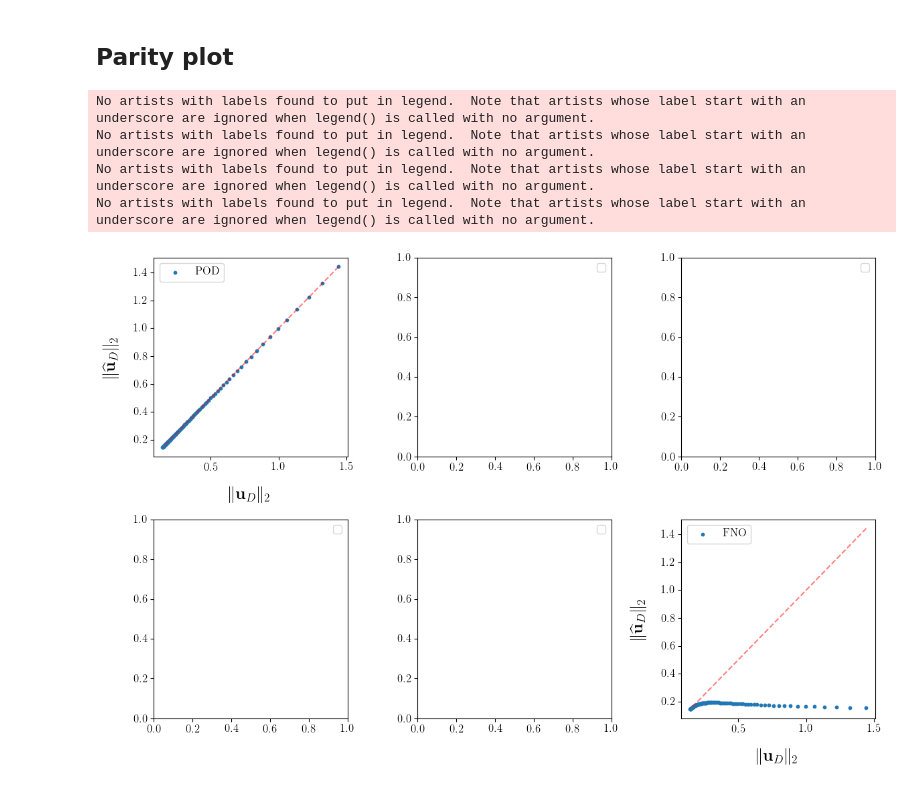
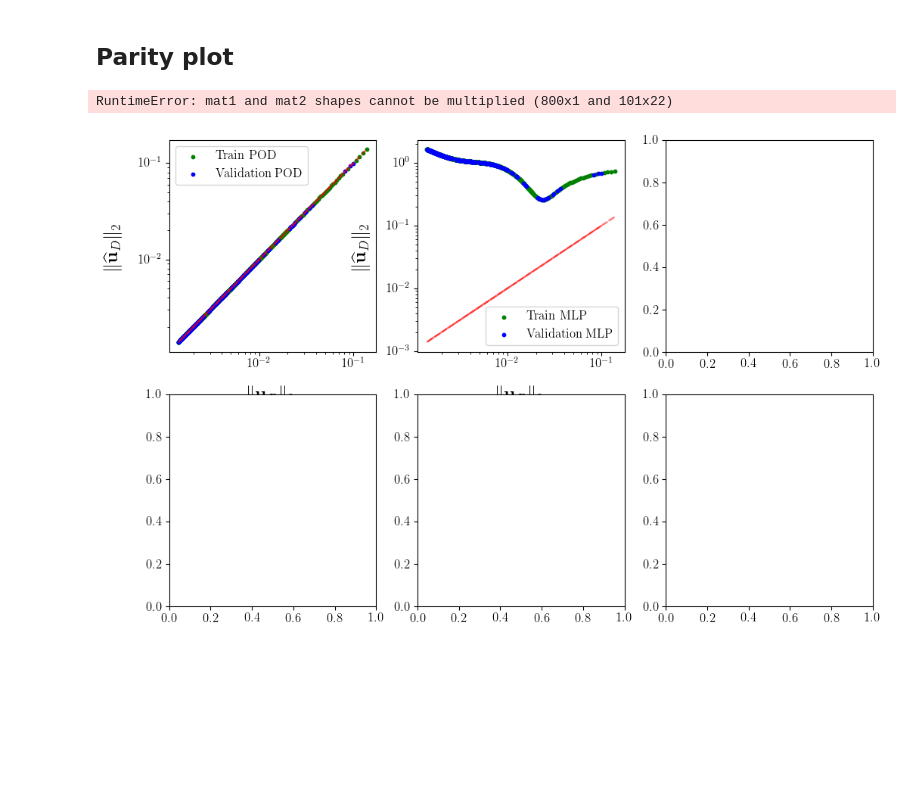
Before and after one commit to lechevaa/CEMRACS_SciML, a Jupyter notebook: notebooks/PoissonEquation/Poisson_step_2.ipynb, the cells around one changed output. Saved outputs shown, nothing was run; the diff lists cells and outputs as text; code cells hidden in the pictures; blank space fills up the shorter version.

```diff
--- a/notebooks/PoissonEquation/Poisson_step_2.ipynb
+++ b/notebooks/PoissonEquation/Poisson_step_2.ipynb
@@ -286,19 +251,28 @@ OOD_DX = torch.cat([OOD_D_repeated, OOD_X], axis=1)
-# %%
-fig, axs = plt.subplots(2, 3, figsize=(12, 8))
-
-all_methods['POD'].parity_plot(U=U_OOD_FD, D=OOD_D, ax=axs[0][0], label='POD')
-# all_methods['MLP'].parity_plot(U=U_OOD_FD, D=OOD_D, ax=axs[0][1], label='MLP')
-# all_methods['DEEPONET'].parity_plot(U=U_OOD_FD.flatten(), D=OOD_DX, ax=axs[0][2], label='DEEPONET')
-# all_methods['PINN'].parity_plot(U=U_OOD_FD, D=OOD_DX, ax=axs[1][0], label='PINN')
-# all_methods['MLPINN'].parity_plot(U=U_OOD_FD, D=OOD_DX, ax=axs[1][1], label='MLPINN')
-all_methods['FNO'].parity_plot(U=U_OOD_FD, D=OOD_D, ax=axs[1][2], label='FNO')
-for ax in axs.flatten():
-    ax.legend()
-plt.tight_layout()
-plt.show()
-# %% [output]
-No artists with labels found to put in legend.  Note that artists whose label start with an underscore are ignored when legend() is called with no argument.
-No artists with labels found to put in legend.  Note that artists whose label start with an underscore are ignored when legend() is called with no argument.
-No artists with labels found to put in legend.  Note that artists whose label start with an underscore are ignored when legend() is called with no argument.
-No artists with labels found to put in legend.  Note that artists whose label start with an underscore are ignored when legend() is called with no argument.
-[figure, removed]
+# %%
+#### IN DISTRIBUTION D GENERATION ######
+D_list = np.linspace(0.1, 10, 1000).reshape(-1, 1)
+U_list = []
+for d in D_list:
+    solver.change_D(new_D=d)
+    U_list.append(solver.solve())
+
+D_list = torch.Tensor(D_list)
+U_list = torch.Tensor(np.stack(U_list))
+
+
+d_train, d_val, u_train, u_val = sklearn.model_selection.train_test_split(D_list, U_list, test_size=0.2, random_state=123)
+# %%
+fig, axs = plt.subplots(2, 3, figsize=(12, 8))
+
+for i, (ax, method) in enumerate(zip(axs.flatten(), all_methods)):
+    all_methods[method].parity_plot(U=u_train, D=d_train, ax=ax, label=f'Train {method}', color='green')
+    all_methods[method].parity_plot(U=u_val, D=d_val, ax=ax, label=f'Validation {method}', color='blue')
+    ax.legend()
+    ax.set_yscale('log')
+    ax.set_xscale('log')
+
+plt.tight_layout()
+plt.show()
+# %% [output]
+RuntimeError: mat1 and mat2 shapes cannot be multiplied (800x1 and 101x22)
+[figure, added]
```
Also changed, not shown: parts of 34 cells of this notebook, 10 other files.
